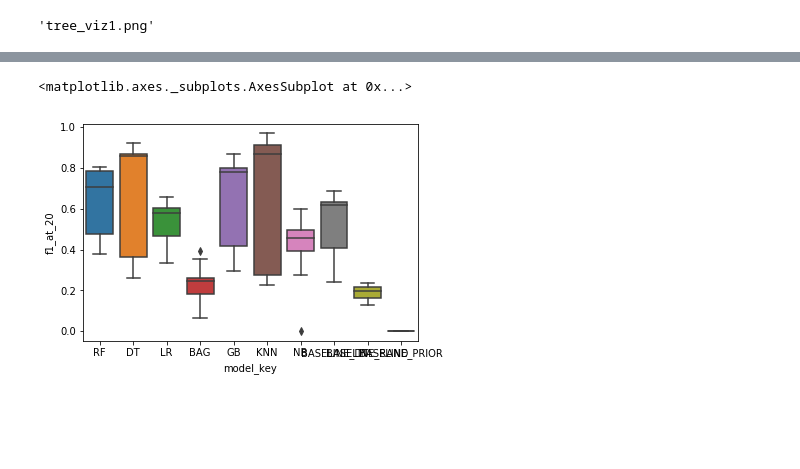
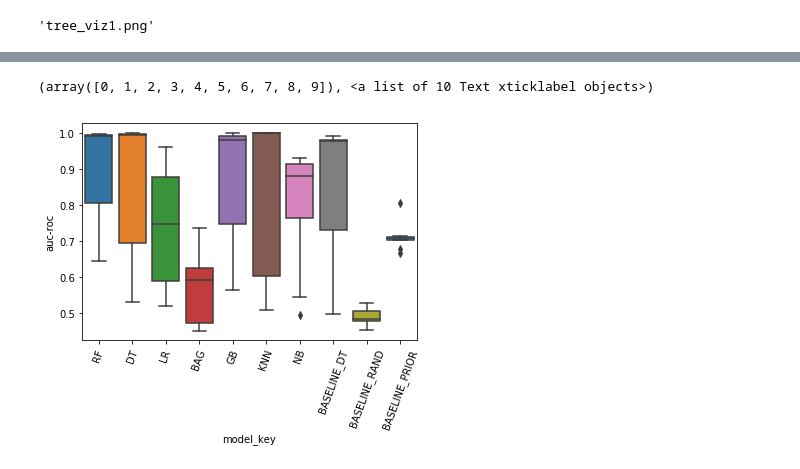
Before and after one commit to justincohler/evictions-learn, a Jupyter notebook: src/Scratch.ipynb, the cells around one changed output, grey strips where cells are left out. Drawn from its saved outputs; the diff is of its cells as text; code cells hidden in the pictures; blank space fills up the shorter version.

```diff
--- a/src/Scratch.ipynb
+++ b/src/Scratch.ipynb
@@ -73,7 +73,8 @@ results.iloc[1]['model_result'].tree_viz
 # %% [markdown]
 !['hello'](test.svg)
 # %%
-sns.boxplot(x='model_key', y='auc_roc', data=results)
+sns.boxplot(x='model_key', y='auc-roc', data=results)
+plt.xticks(rotation=70)
 # %% [output]
-<matplotlib.axes._subplots.AxesSubplot at 0x...>
+(array([0, 1, 2, 3, 4, 5, 6, 7, 8, 9]), <a list of 10 Text xticklabel objects>)
-[figure, old version]
+[figure, new version]
```
Also changed, not shown: parts of 4 cells of this notebook, 1 other file.
